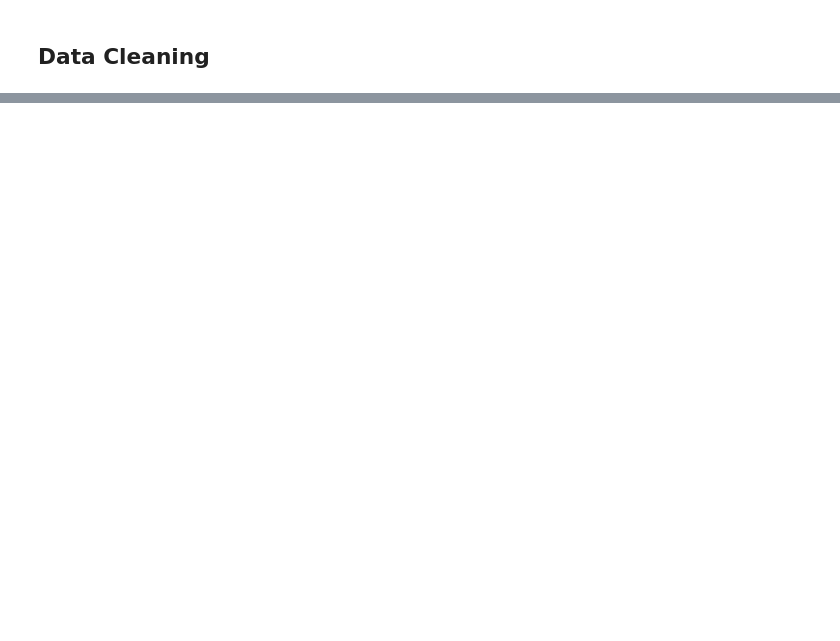
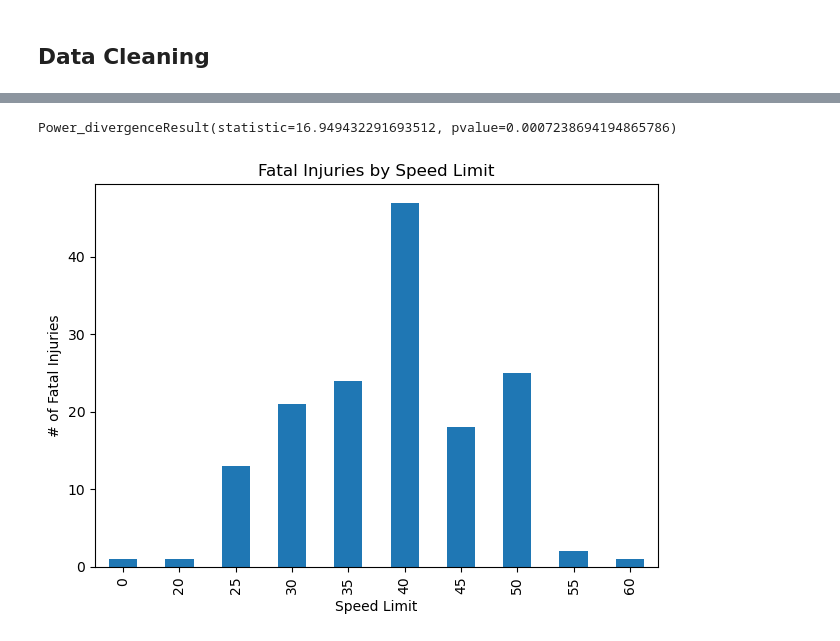
Before and after one commit to kotymav1/project-1-crash-safety, a Jupyter notebook: Question_1/question1_environment.ipynb, the cells around one changed output, grey strips where cells are left out. Saved outputs shown, nothing was run; the diff lists cells and outputs as text; code cells hidden in the pictures; blank space fills up the shorter version.

```diff
--- a/Question_1/question1_environment.ipynb
+++ b/Question_1/question1_environment.ipynb
@@ -65,3 +87,7 @@ environment_data_df.head()
+# %%
+# Islolating only reports with injuries
+
+injuries_filtered = environment_data_df[environment_data_df['Injury Severity'] != 'NO APPARENT INJURY']
 # %%
 # Exporting environment_data_df to new CSV
 
@@ -73,6 +95,4 @@ environment_data_df.to_csv('../Resources/environment_data.csv', index=False)
 # %%
 # Isolating Fatal Injuries
 
-fatal_injuries_df = environment_data_df[environment_data_df['Injury Severity Scale'] == 4]
-
-fatal_injuries_df.head()
+fatal_injuries = injuries_filtered[injuries_filtered['Injury Severity Scale'] == 4]
@@ -85,0 +135,46 @@ fatal_injuries_df.head()
+# %%
+## Is there a relationship between 35 MPH and Injury Severity?
+
+grouped_df = injuries_filtered.groupby("Injury Severity")
+
+#Get counts for 35 MPH and injury severity and puts them into series
+mph = grouped_df["Speed Limit"].value_counts()
+Injury_Severity_mph = injuries_filtered["Injury Severity"].value_counts()
+
+mph_injury_percentages = []
+
+#Calculate percentages of in-state injuries for each injury type
+for injury_type in Injury_Severity_mph.index:
+    mph_injury_percentages.append(mph[injury_type]["35"] * 100 / Injury_Severity_mph[injury_type])
+
+
+#Calcuate expected values based on # of 35 MPH accidents
+expected_value_percentage_MPH = len(injuries_filtered.loc[injuries_filtered["Speed Limit"] == "35"]) / len(injuries_filtered) * 100
+expected_values_MPH = expected_value_percentage_MPH * Injury_Severity_mph / 100
+
+expected_value_percentage_MPH
+
+#Calculate observed values
+observed_values_MPH = Injury_Severity_mph * mph_injury_percentages / 100
+
+stats.chisquare(observed_values_MPH, expected_values_MPH)
+
+# There is a significant difference
+# %% [output]
+Power_divergenceResult(statistic=16.949432291693512, pvalue=0.0007238694194865786)
+# %%
+# Fatal Injuries by Speed Limit
+fatal_speed_counts = fatal_injuries['Speed Limit'].value_counts()
+fatal_speed_counts.index = pd.to_numeric(fatal_speed_counts.index)
+fatal_speed_counts = fatal_speed_counts.sort_index()
+
+fatal_speed_chart = fatal_speed_counts.plot(kind='bar')
+
+plt.title("Fatal Injuries by Speed Limit")
+plt.xlabel('Speed Limit')
+plt.ylabel('# of Fatal Injuries')
+plt.savefig("../Resources/Images/fatal_speed_chart.png")
+plt.tight_layout()
+plt.show()
+# %% [output]
+[figure, added]
```
Also changed, not shown: parts of 17 cells of this notebook, 5 other files.
